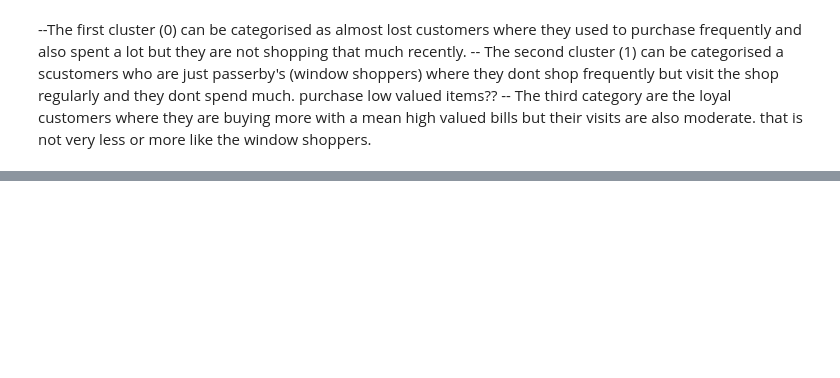
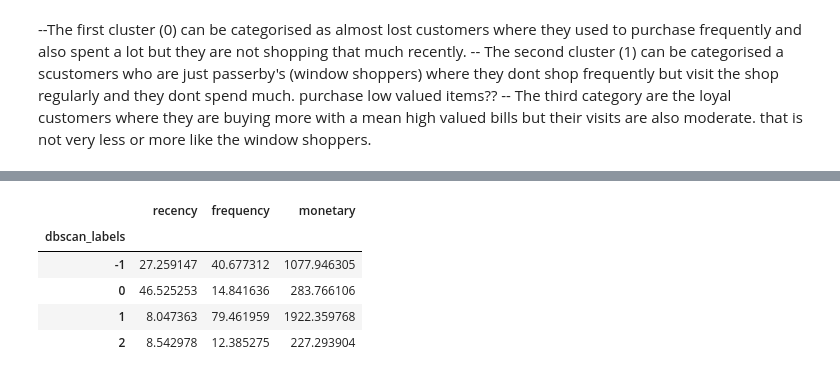
Before and after one commit to hemsun/RFM-Customer-Segmentation-Analysis, a Jupyter notebook: rfm.ipynb, the cells around one changed output, grey strips where cells are left out. Saved outputs shown, nothing was run; the diff lists cells and outputs as text; code cells hidden in the pictures; blank space fills up the shorter version.

```diff
--- a/rfm.ipynb
+++ b/rfm.ipynb
@@ -728,0 +834,12 @@ purchase low valued items??
+# %%
+cluster_analysis= df_with_cluster_labels.groupby(['dbscan_labels']).mean()
+cluster_analysis.drop('customerid', axis=1, inplace = True)
+# %%
+cluster_analysis
+# %% [output]
+|  | recency | frequency | monetary |
+| dbscan_labels |  |  |  |
+| -1 | 27.259147 | 40.677312 | 1077.946305 |
+| 0 | 46.525253 | 14.841636 | 283.766106 |
+| 1 | 8.047363 | 79.461959 | 1922.359768 |
+| 2 | 8.542978 | 12.385275 | 227.293904 |
```
Also changed, not shown: parts of 17 cells of this notebook.
